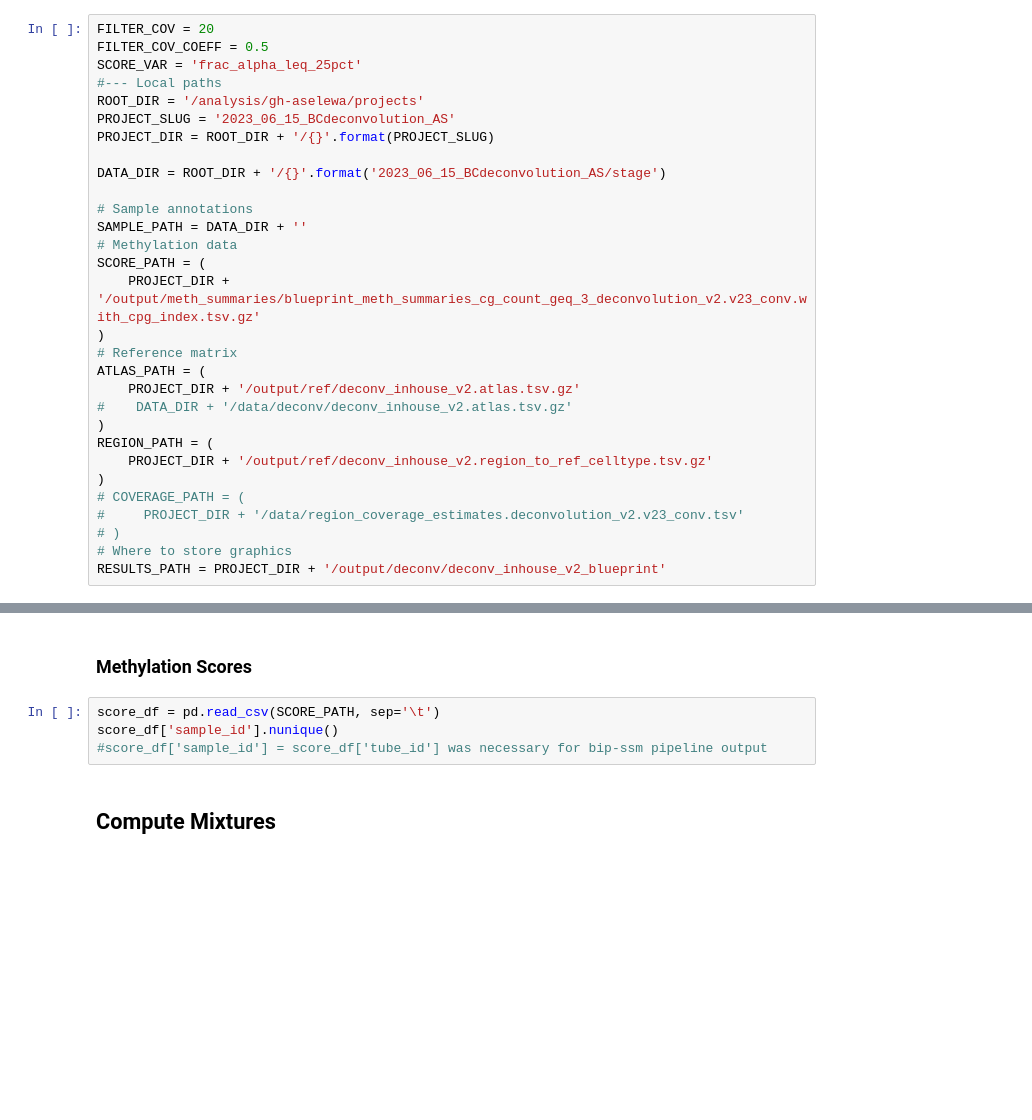
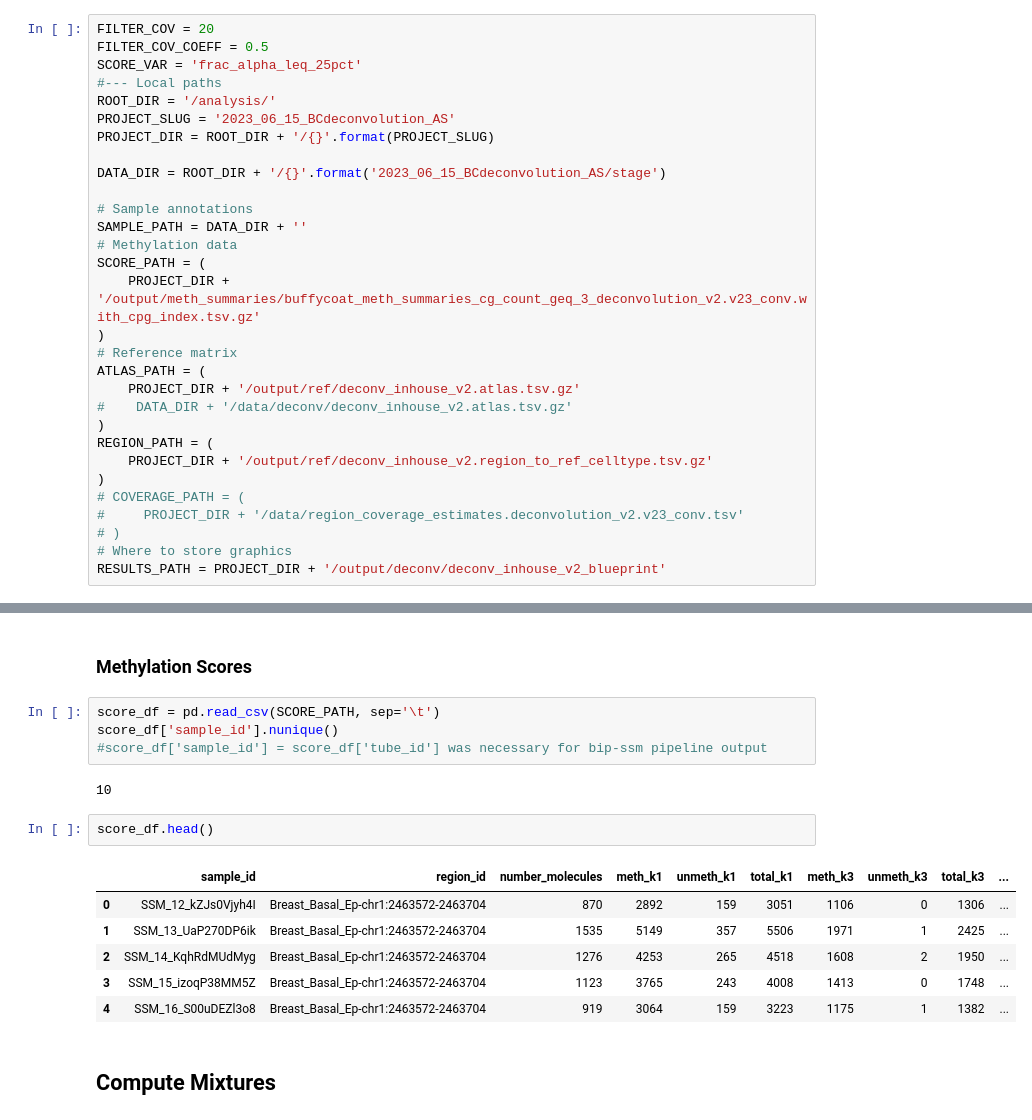
Before and after one commit to gh-msun/gh-msun, a Jupyter notebook: projects/2023_06_26_SRT_deconvolution_MS/notebooks/03_deconv_inhouse_estimates.ipynb, the cells around one changed output, grey strips where cells are left out. Saved outputs shown, nothing was run; the diff lists cells and outputs as text; blank space fills up the shorter version.

```diff
--- a/projects/2023_06_26_SRT_deconvolution_MS/notebooks/03_deconv_inhouse_estimates.ipynb
+++ b/projects/2023_06_26_SRT_deconvolution_MS/notebooks/03_deconv_inhouse_estimates.ipynb
@@ -28,7 +28,7 @@ FILTER_COV = 20
 FILTER_COV_COEFF = 0.5
 SCORE_VAR = 'frac_alpha_leq_25pct'
 #--- Local paths
-ROOT_DIR = '/analysis/gh-aselewa/projects'
+ROOT_DIR = '/analysis/'
 PROJECT_SLUG = '2023_06_15_BCdeconvolution_AS'
 PROJECT_DIR = ROOT_DIR + '/{}'.format(PROJECT_SLUG)
 
@@ -38,7 +38,7 @@ DATA_DIR = ROOT_DIR + '/{}'.format('2023_06_15_BCdeconvolution_AS/stage')
 SAMPLE_PATH = DATA_DIR + ''
 # Methylation data
 SCORE_PATH = (
-    PROJECT_DIR + '/output/meth_summaries/blueprint_meth_summaries_cg_count_geq_3_deconvolution_v2.v23_conv.with_cpg_index.tsv.gz'
+    PROJECT_DIR + '/output/meth_summaries/buffycoat_meth_summaries_cg_count_geq_3_deconvolution_v2.v23_conv.with_cpg_index.tsv.gz'
 )
 # Reference matrix
 ATLAS_PATH = (
@@ -99,6 +99,17 @@ atlas.shape
 score_df = pd.read_csv(SCORE_PATH, sep='\t')
 score_df['sample_id'].nunique()
 #score_df['sample_id'] = score_df['tube_id'] was necessary for bip-ssm pipeline output
+# %% [output]
+10
+# %%
+score_df.head()
+# %% [output]
+|  | sample_id | region_id | number_molecules | meth_k1 | unmeth_k1 | total_k1 | meth_k3 | unmeth_k3 | total_k3 | ... |
+| 0 | SSM_12_kZJs0Vjyh4I | Breast_Basal_Ep-chr1:2463572-2463704 | 870 | 2892 | 159 | 3051 | 1106 | 0 | 1306 | ... |
+| 1 | SSM_13_UaP270DP6ik | Breast_Basal_Ep-chr1:2463572-2463704 | 1535 | 5149 | 357 | 5506 | 1971 | 1 | 2425 | ... |
+| 2 | SSM_14_KqhRdMUdMyg | Breast_Basal_Ep-chr1:2463572-2463704 | 1276 | 4253 | 265 | 4518 | 1608 | 2 | 1950 | ... |
+| 3 | SSM_15_izoqP38MM5Z | Breast_Basal_Ep-chr1:2463572-2463704 | 1123 | 3765 | 243 | 4008 | 1413 | 0 | 1748 | ... |
+| 4 | SSM_16_S00uDEZl3o8 | Breast_Basal_Ep-chr1:2463572-2463704 | 919 | 3064 | 159 | 3223 | 1175 | 1 | 1382 | ... |
 # %% [markdown]
 ## Compute Mixtures
 # %%
```
Also changed, not shown: parts of 11 cells of this notebook, 5 other files.
